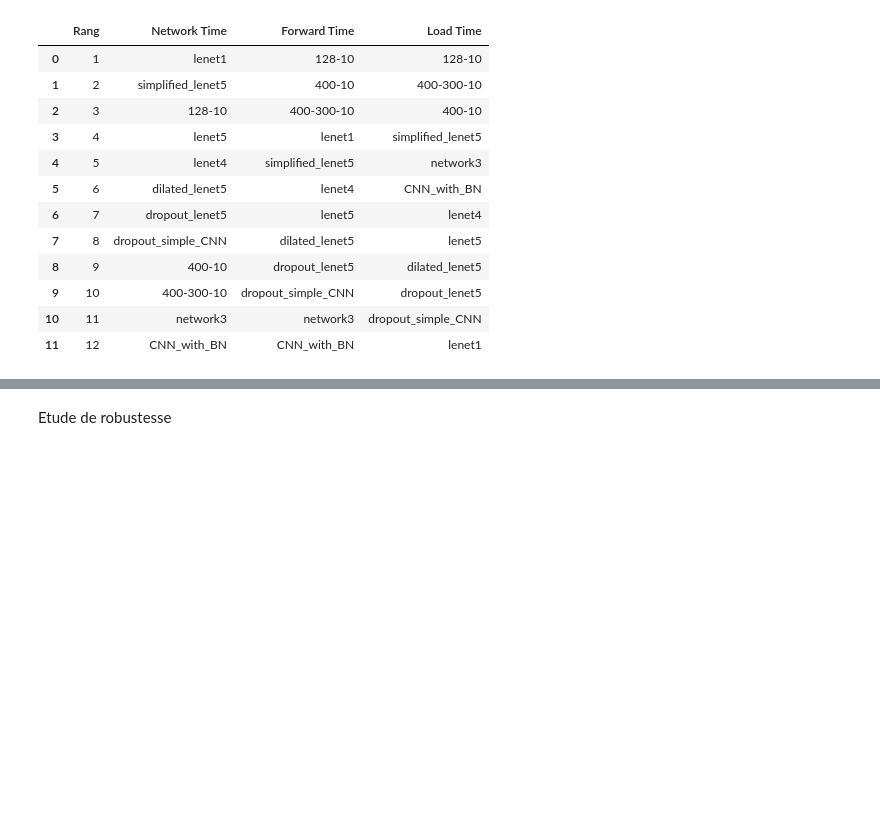
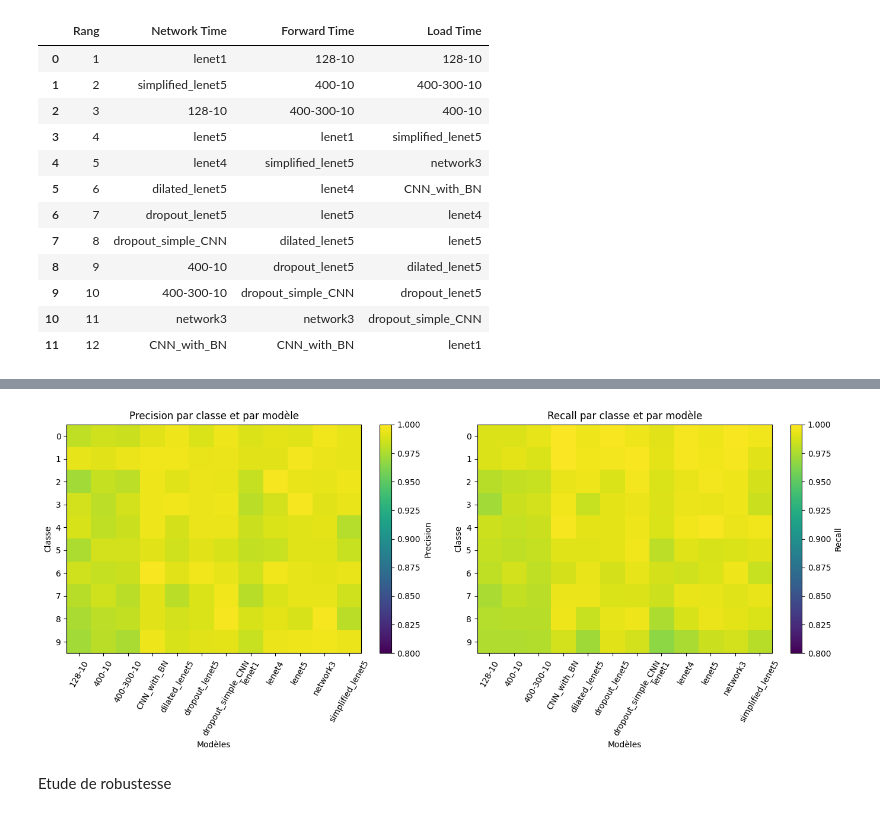
Before and after one commit to big-gic/CNN_Hekzam, a Jupyter notebook: analyse.ipynb, the cells around one changed output, grey strips where cells are left out. Saved outputs shown, nothing was run; the diff lists cells and outputs as text; code cells hidden in the pictures; blank space fills up the shorter version.

```diff
--- a/analyse.ipynb
+++ b/analyse.ipynb
@@ -206,3 +205,27 @@ style_dataframe(ranking_df)
 | 9 | 10 | 400-300-10 | dropout_simple_CNN | dropout_lenet5 |
 | 10 | 11 | network3 | network3 | dropout_simple_CNN |
 | 11 | 12 | CNN_with_BN | CNN_with_BN | lenet1 |
+# %%
+def precision_recall_par_classe(conf_matrix):
+
+    precisions = []
+    recalls = []
+    n_classes = len(conf_matrix)
+
+    for i in range(n_classes):
+        # True Positive
+        tp = conf_matrix[i][i]
+
+        # False Negative
+        fn = sum(conf_matrix[i]) - tp
+
+        # False Positive
+        fp = sum(conf_matrix[j][i] for j in range(n_classes)) - tp
+
+        precision = tp / (tp + fp)
+        recall = tp / (tp + fn)
+
+        precisions.append(precision)
+        recalls.append(recall)
+
+    return precisions, recalls
@@ -208,0 +304,5 @@ style_dataframe(ranking_df)
+# %%
+df_standard = pd.read_csv("created_files/results_standard.csv")
+df_standard["confusion_matrix"] = df_standard["confusion_matrix"].apply(ast.literal_eval)
+df_standard = df_standard.set_index("net_name")
+df_standard
@@ -209,3 +324,7 @@ style_dataframe(ranking_df)
+# %%
+plot_precision_recall_hitmap(df_standard["confusion_matrix"], vmin = 0.8, vmax = 1.0)
+# %% [output]
+[figure, added]
 # %% [markdown]
 Etude de robustesse
 # %%
```
Also changed, not shown: parts of 38 cells of this notebook, 19 other files.
